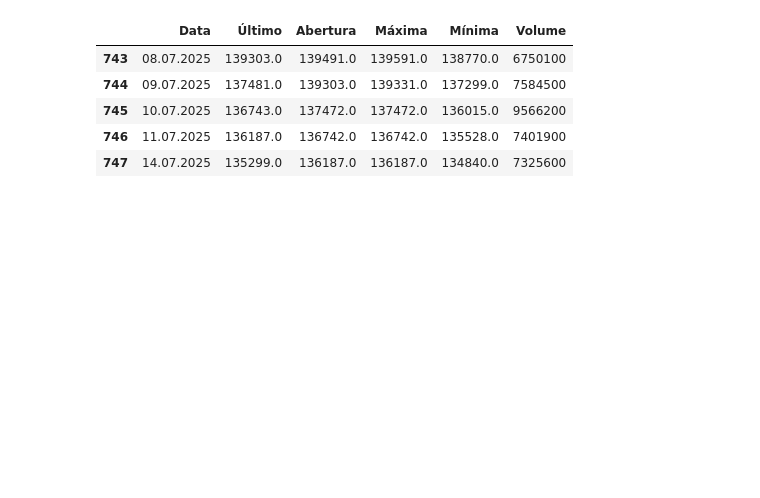
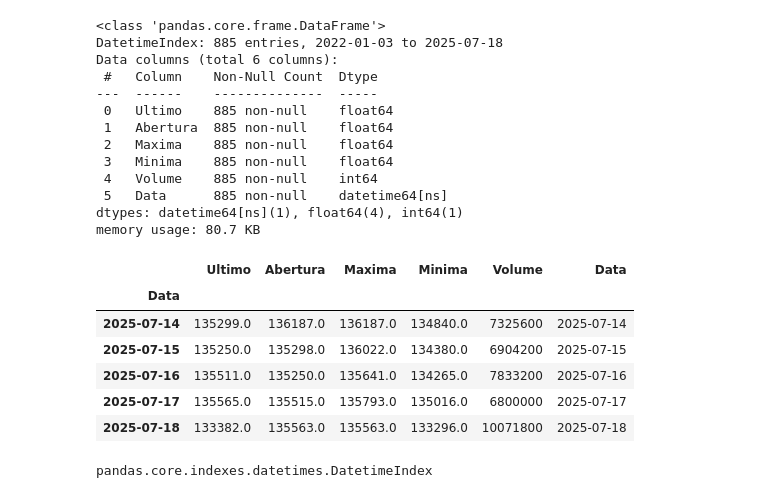
Before and after one commit to paulopetrillo/FIAP_TECH_CHALENGE_01, a Jupyter notebook: TECH_CHALENGE_01.ipynb, the cells around one changed output. Saved outputs shown, nothing was run; the diff lists cells and outputs as text; code cells hidden in the pictures; blank space fills up the shorter version.

```diff
--- a/TECH_CHALENGE_01.ipynb
+++ b/TECH_CHALENGE_01.ipynb
@@ -75,7 +75,7 @@ ERROR:yfinance:HTTP Error 404:
 # Download end date string (YYYY-MM-DD) or _datetime, exclusive. Default is now E.g. for end=”2023-01-01”, the last data point will be on “2022-12-31”
 # %%
 # Atribuinda os dados a variável dados.
-dados = dat.history(period='3y')
+dados = dados.history(start='2022-01-01', end='2025-07-19')
 
 # transforma dados em um Dataframe.
 dados = pd.DataFrame(dados)
@@ -143,13 +146,6 @@ dados.head()
 # %%
 # Obsevação 2:
 # A coluna "Date" está como índice da tabela.
-# Vamos transformá-la em uma coluna com dados do tipo data.
-
-# Cria coluna com as datas.
-dados['Data'] = dados.index
-
-# Reseta o indice e define-os como números inteiros sequenciais.
-dados = dados.reset_index(drop=True)
 
 # Mostra os dados
 dados.head()
@@ -196,0 +160,24 @@ dados.head()
+# %%
+from sqlite3 import Timestamp
+from os import times_result
+# Vamos criar uma coluna com os dados do indice do tipo data.
+
+# Importa biblioteca para tratar datas
+from datetime import datetime
+
+# Cria coluna com as datas.
+dados['Data'] = dados.index
+
+# Formata para dia.mês.ano (o método "".dt.date" deixa o campo com tipo object).
+dados['Data'] = pd.to_datetime(dados['Data'], format='%d-%m-%Y').dt.date
+
+# Define o indice do Data-Frame com a Data (facilita na busca por datas).
+dados.index = pd.to_datetime(dados.Data, format='%d-%m-%Y')
+# dados.index = pd.to_datetime(dados.index, format='%d-%m-%Y') ##<<< bastaria nesta celula
+
+# Transforma o tipo da coluna "Data" de 'Object' para 'datetime64'.
+dados['Data'] = pd.to_datetime(dados['Data'], format='%d-%m-%Y')
+
+# Informações dos dados (quantidade e tipo de dados).
+dados.info()
+dados.head()
@@ -197,5 +217,5 @@ dados.head()
 # %%
-# Alterando a orde das colunas, apenas para ficar na mesma sequência que o site.
-dados = dados[['Data', 'Close', 'Open', 'High', 'Low', 'Volume']]
+# Alterando a ordem das colunas, apenas para ficar na mesma sequência que o site.
+dados = dados[['Close', 'Open', 'High', 'Low', 'Volume', 'Data']]
 dados.head()
 # %% [output]
@@ -208,14 +233,33 @@ dados.head()
 # %%
 # Renomei as colunas conforme dados da BVSP.
-dados.rename(columns={'Close':'Último',
+dados.rename(columns={'Close':'Ultimo',
                       'Open':'Abertura',
-                      'High':'Máxima',
-                      'Low':'Mínima'},inplace=True)
+                      'High':'Maxima',
+                      'Low':'Minima'},inplace=True)
+dados.info()
 dados.tail()
 # %% [output]
+<class 'pandas.core.frame.DataFrame'>
+DatetimeIndex: 885 entries, 2022-01-03 to 2025-07-18
+Data columns (total 6 columns):
+ #   Column    Non-Null Count  Dtype
+---  ------    --------------  -----
+ 0   Ultimo    885 non-null    float64
+ 1   Abertura  885 non-null    float64
+ 2   Maxima    885 non-null    float64
+ 3   Minima    885 non-null    float64
+ 4   Volume    885 non-null    int64
+ 5   Data      885 non-null    datetime64[ns]
+dtypes: datetime64[ns](1), float64(4), int64(1)
+memory usage: 80.7 KB
-|  | Data | Último | Abertura | Máxima | Mínima | Volume |
-| 743 | 08.07.2025 | 139303.0 | 139491.0 | 139591.0 | 138770.0 | 6750100 |
-| 744 | 09.07.2025 | 137481.0 | 139303.0 | 139331.0 | 137299.0 | 7584500 |
-| 745 | 10.07.2025 | 136743.0 | 137472.0 | 137472.0 | 136015.0 | 9566200 |
-| 746 | 11.07.2025 | 136187.0 | 136742.0 | 136742.0 | 135528.0 | 7401900 |
-| 747 | 14.07.2025 | 135299.0 | 136187.0 | 136187.0 | 134840.0 | 7325600 |
+|  | Ultimo | Abertura | Maxima | Minima | Volume | Data |
+| Data |  |  |  |  |  |  |
+| 2025-07-14 | 135299.0 | 136187.0 | 136187.0 | 134840.0 | 7325600 | 2025-07-14 |
+| 2025-07-15 | 135250.0 | 135298.0 | 136022.0 | 134380.0 | 6904200 | 2025-07-15 |
+| 2025-07-16 | 135511.0 | 135250.0 | 135641.0 | 134265.0 | 7833200 | 2025-07-16 |
+| 2025-07-17 | 135565.0 | 135515.0 | 135793.0 | 135016.0 | 6800000 | 2025-07-17 |
+| 2025-07-18 | 133382.0 | 135563.0 | 135563.0 | 133296.0 | 10071800 | 2025-07-18 |
+# %%
+type(dados.index)
+# %% [output]
+pandas.core.indexes.datetimes.DatetimeIndex
```
Also changed, not shown: parts of 31 cells of this notebook.
